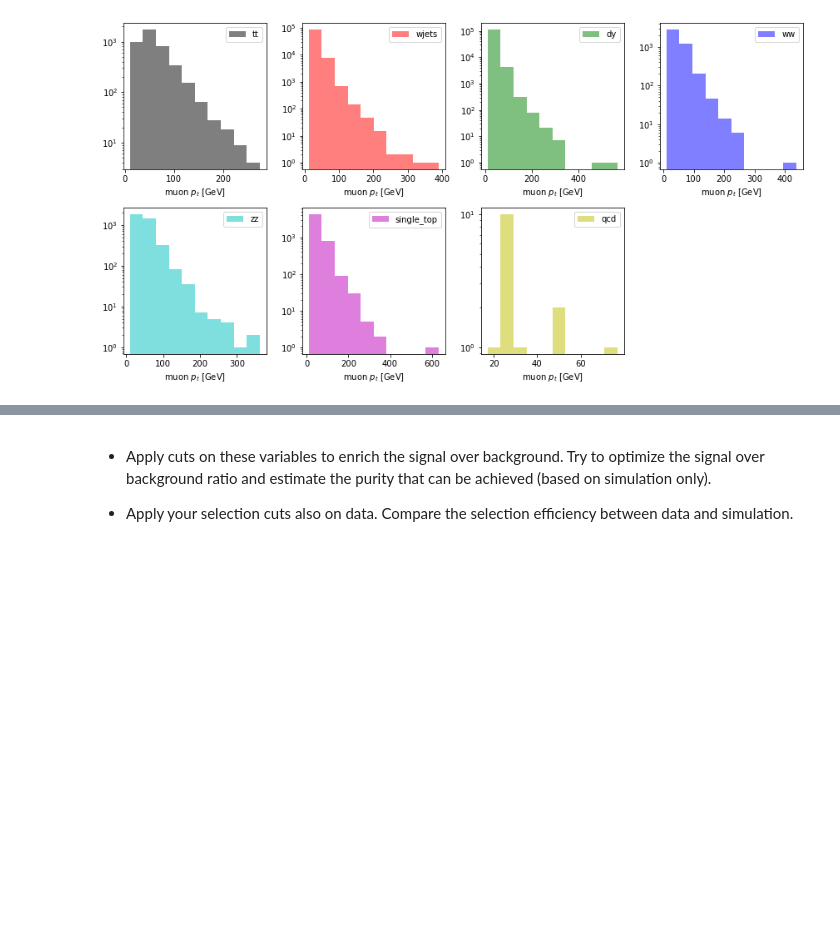
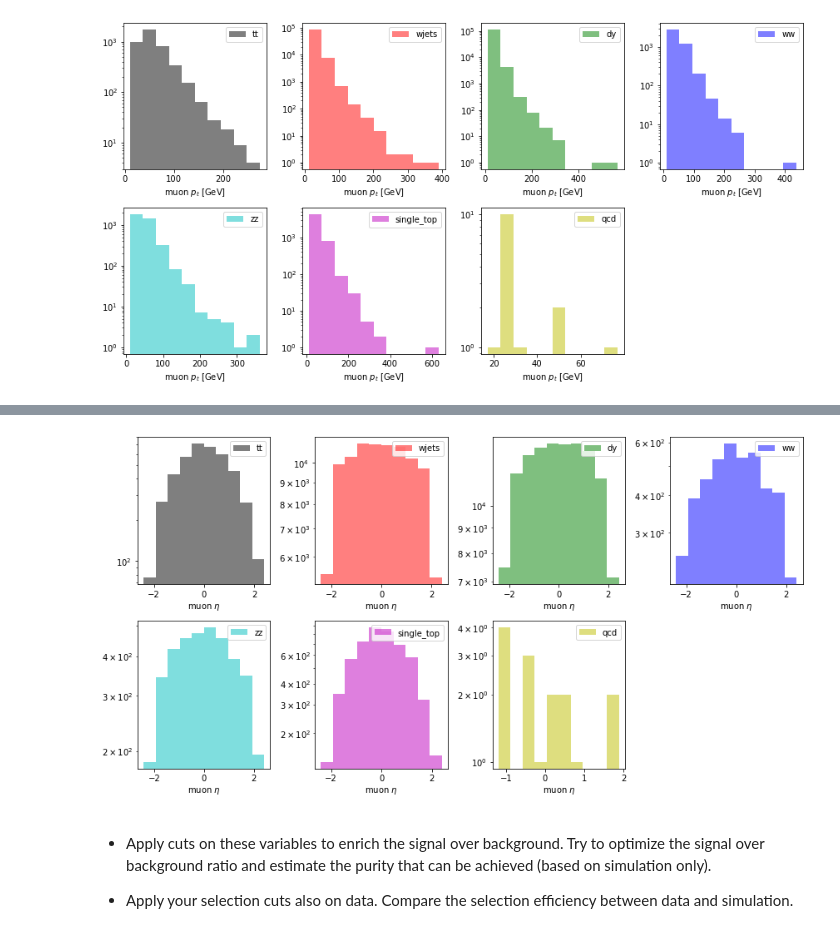
Before and after one commit to QuarkNet-HEP/ttbar-heptutorial, a Jupyter notebook: ttbar-heptutorial.ipynb, the cells around one changed output, grey strips where cells are left out. Saved outputs shown, nothing was run; the diff lists cells and outputs as text; code cells hidden in the pictures; blank space fills up the shorter version.

```diff
--- a/ttbar-heptutorial.ipynb
+++ b/ttbar-heptutorial.ipynb
@@ -882,3 +963,24 @@ plt.tight_layout()
+# %%
+fig = plt.figure(figsize=(12, 12))
+
+for i,n in enumerate(mc):
+
+    ax = plt.subplot(4,4,i+1)
+
+    plt.hist(
+        ak.flatten(mc[n].Muon.Eta),
+        histtype='stepfilled',
+        log=True,
+        color=colors[i],
+        alpha=0.5,
+    )
+
+    plt.xlabel('muon $\eta$')
+    plt.legend([n])
+
+plt.tight_layout()
+# %% [output]
+[figure, added]
 # %% [markdown]
 *  Apply cuts on these variables to enrich the signal over background. Try to optimize the signal over background ratio and estimate the purity that can be achieved (based on simulation only).
 
```
Also changed, not shown: parts of 3 cells of this notebook.
